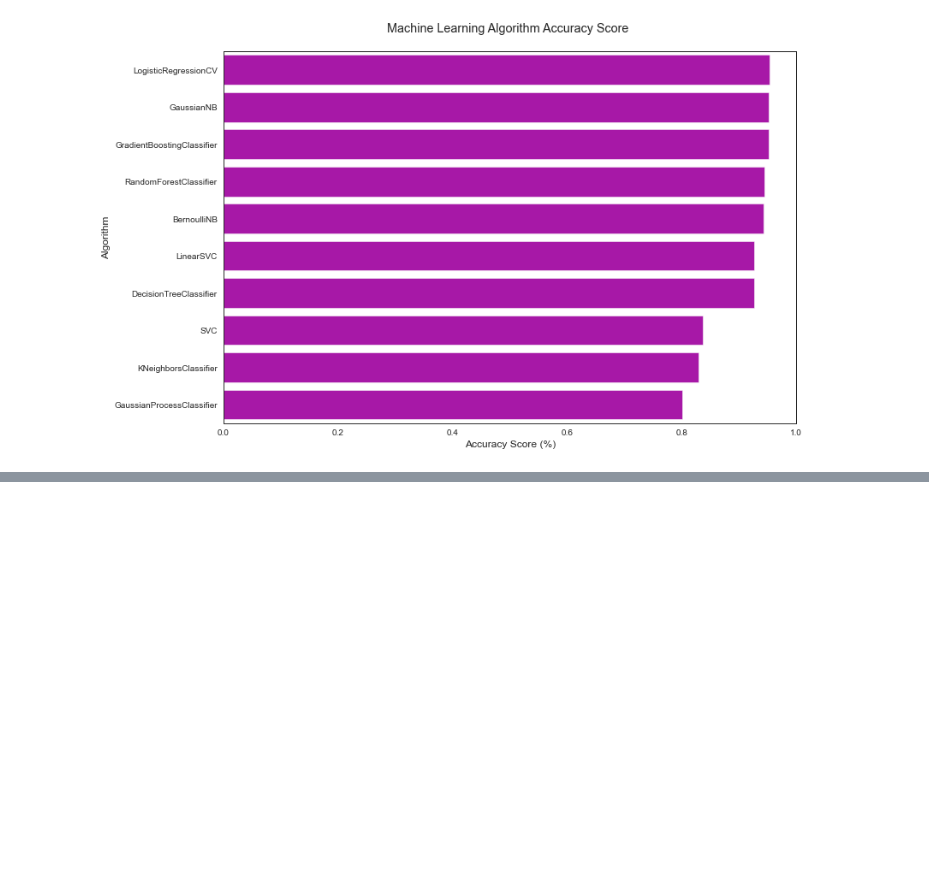
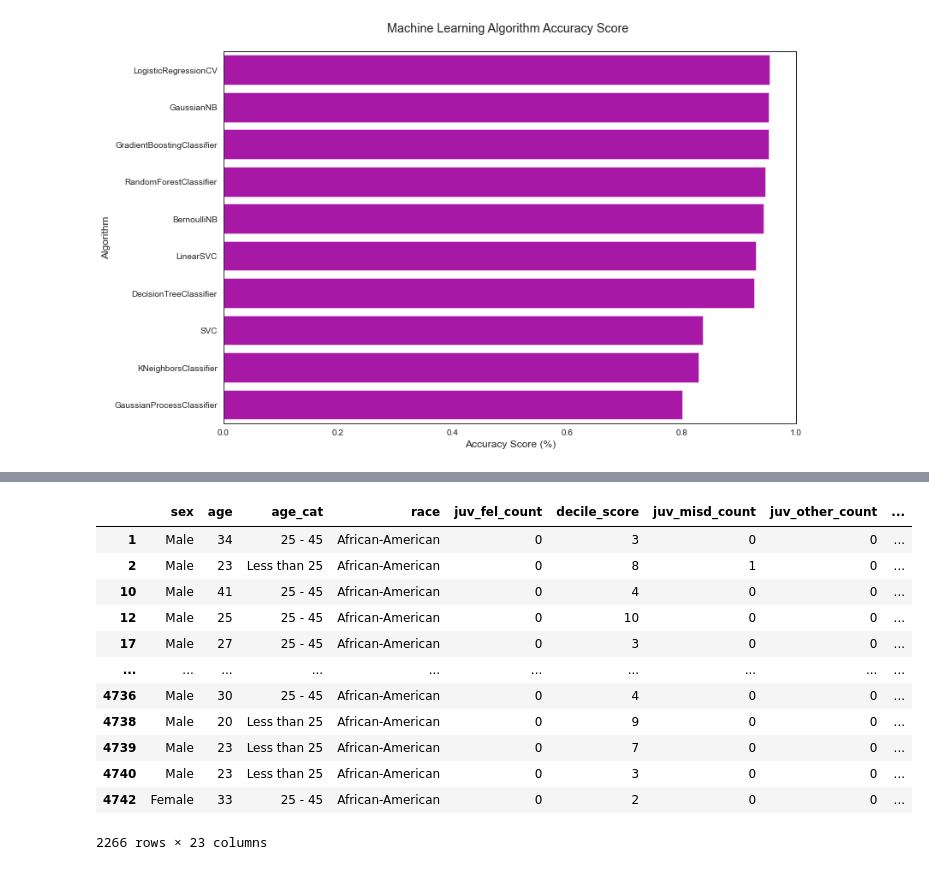
Before and after one commit to yunyub-1664303/MachineLearning_bias_analysis, a Jupyter notebook: baisc_model_train.ipynb, the cells around one changed output, grey strips where cells are left out. Cells and saved outputs as stored; diff of their text form; code cells hidden in the pictures; blank space fills up the shorter version.

```diff
--- a/baisc_model_train.ipynb
+++ b/baisc_model_train.ipynb
@@ -550,0 +593,22 @@ Text(0, 0.5, 'Algorithm')
+# %%
+# create two subgroups of data -- african american & caucassian
+
+data_aa = data1[data1['race'] == 'African-American']
+data_ca = data1[data1['race'] == 'Caucasian']
+# %%
+aa_idx = df.index[data_aa['BoolCol'] == True].tolist()
+ca_idx =
+# %% [output]
+|  | sex | age | age_cat | race | juv_fel_count | decile_score | juv_misd_count | juv_other_count | ... |
+| 1 | Male | 34 | 25 - 45 | African-American | 0 | 3 | 0 | 0 | ... |
+| 2 | Male | 23 | Less than 25 | African-American | 0 | 8 | 1 | 0 | ... |
+| 10 | Male | 41 | 25 - 45 | African-American | 0 | 4 | 0 | 0 | ... |
+| 12 | Male | 25 | 25 - 45 | African-American | 0 | 10 | 0 | 0 | ... |
+| 17 | Male | 27 | 25 - 45 | African-American | 0 | 3 | 0 | 0 | ... |
+| ... | ... | ... | ... | ... | ... | ... | ... | ... | ... |
+| 4736 | Male | 30 | 25 - 45 | African-American | 0 | 4 | 0 | 0 | ... |
+| 4738 | Male | 20 | Less than 25 | African-American | 0 | 9 | 0 | 0 | ... |
+| 4739 | Male | 23 | Less than 25 | African-American | 0 | 7 | 0 | 0 | ... |
+| 4740 | Male | 23 | Less than 25 | African-American | 0 | 3 | 0 | 0 | ... |
+| 4742 | Female | 33 | 25 - 45 | African-American | 0 | 2 | 0 | 0 | ... |
+2266 rows × 23 columns
```
Also changed, not shown: parts of 10 cells of this notebook.
